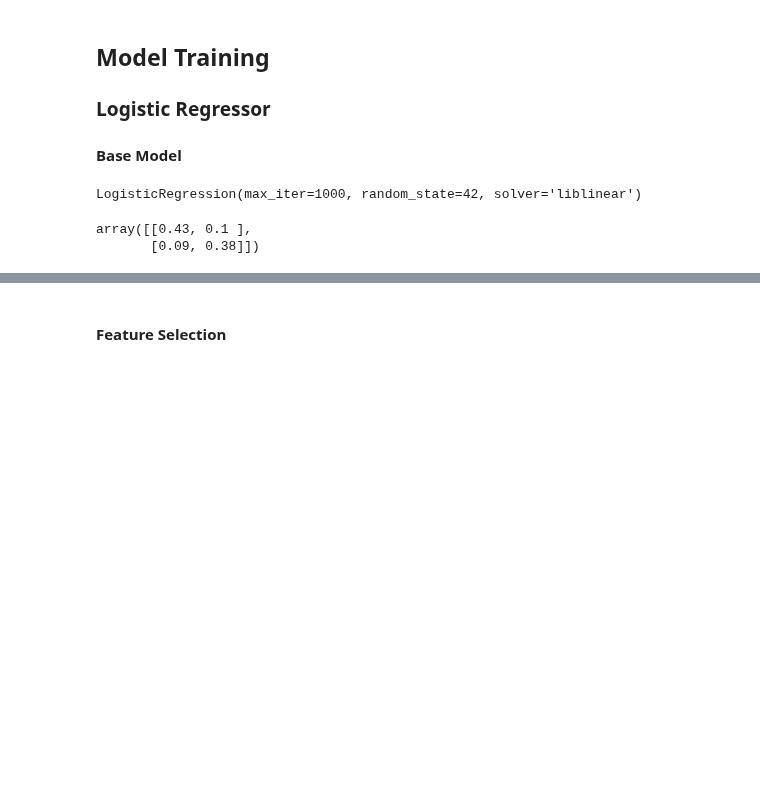
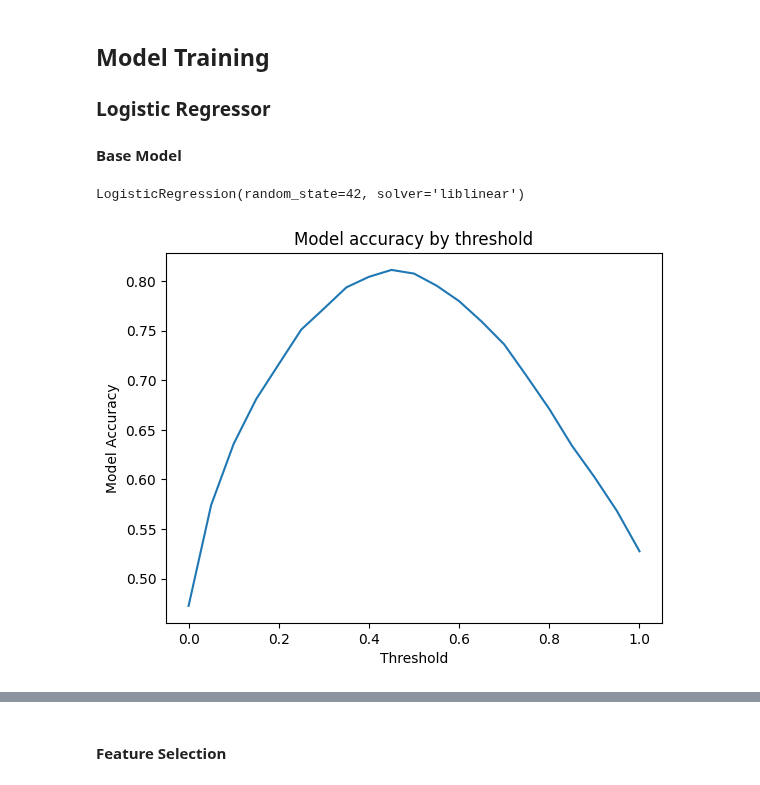
Before and after one commit to ArmandWinant/ml-zoomcamp, a Jupyter notebook: projects/midterm/notebook.ipynb, the cells around one changed output, grey strips where cells are left out. Saved outputs shown, nothing was run; the diff lists cells and outputs as text; code cells hidden in the pictures; blank space fills up the shorter version.

Commit message:
final model training

```diff
--- a/projects/midterm/notebook.ipynb
+++ b/projects/midterm/notebook.ipynb
@@ -579,14 +572,7 @@ print(X_test.shape)
 ### Logistic Regressor
 #### Base Model
 # %%
-model = LogisticRegression(solver='liblinear', max_iter=1000, random_state=42)
-model.fit(X_train, y_train)
+model = LogisticRegression(solver='liblinear', random_state=42)
+model.fit(X=X_train, y=y_train)
 # %% [output]
-LogisticRegression(max_iter=1000, random_state=42, solver='liblinear')
+LogisticRegression(random_state=42, solver='liblinear')
-# %%
-y_pred = model.predict(X_val)
-confusion_m = confusion_matrix(y_val, y_pred)
-(confusion_m / confusion_m.sum()).round(2)
-# %% [output]
-array([[0.43, 0.1 ],
-       [0.09, 0.38]])
@@ -596,0 +579,18 @@ roc_auc = roc_auc_score(y_val, y_pred)
+# %%
+y_pred = model.predict_proba(X_val)[:,1]
+# %%
+thresholds = np.linspace(0, 1, 21)
+
+scores = []
+
+for t in thresholds:
+  score = accuracy_score(y_val, y_pred >= t)
+  scores.append(score)
+# %%
+plt.plot(thresholds, scores)
+plt.title('Model accuracy by threshold')
+plt.xlabel('Threshold')
+plt.ylabel('Model Accuracy')
+plt.show()
+# %% [output]
+[figure, added]
```
Also changed, not shown: parts of 83 cells of this notebook.
